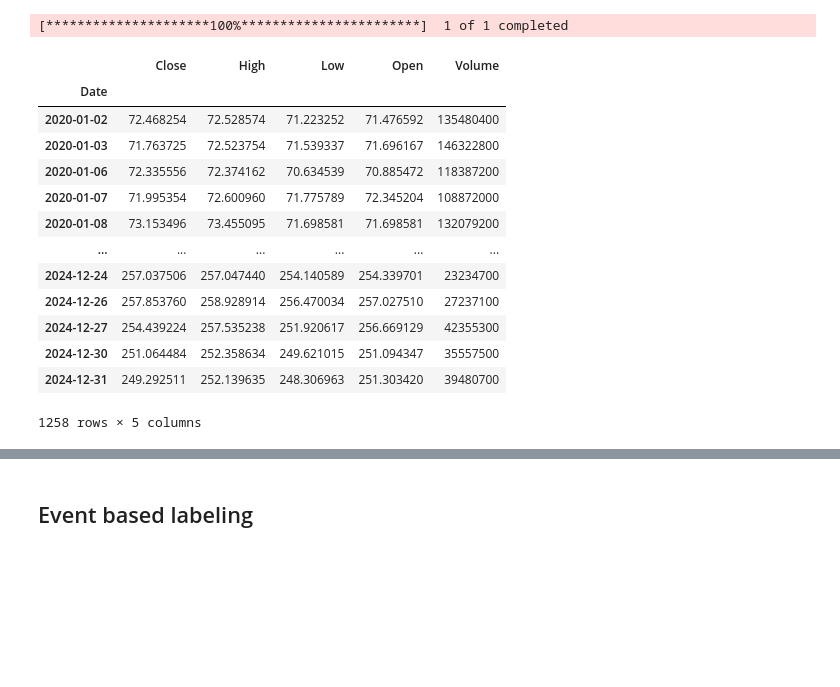
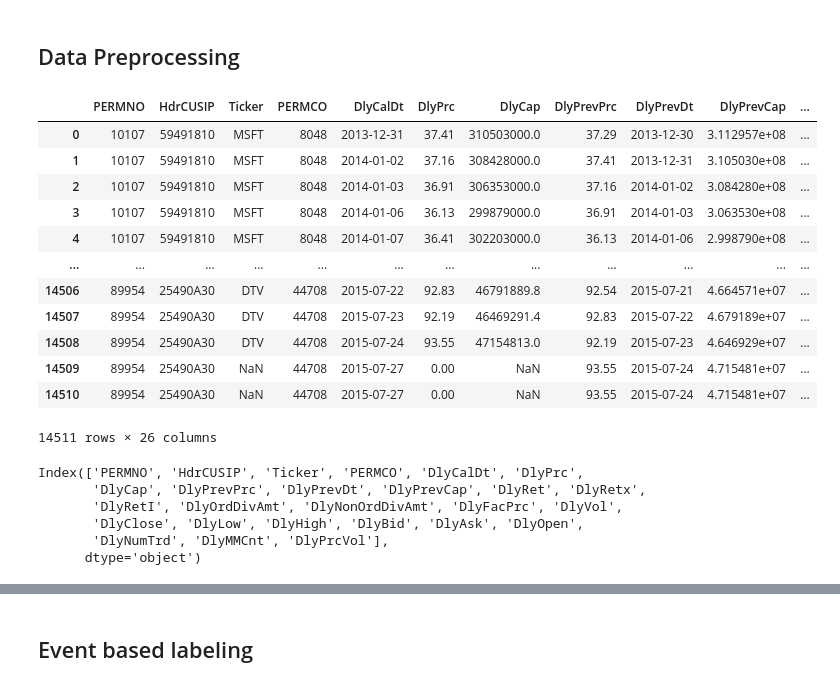
Before and after one commit to qi-jun1/ML_Finance, a Jupyter notebook: event_labeling.ipynb, the cells around one changed output, grey strips where cells are left out. Saved outputs shown, nothing was run; the diff lists cells and outputs as text; code cells hidden in the pictures; blank space fills up the shorter version.

Commit message:
data preprocessing and feature creation pipeline

```diff
--- a/event_labeling.ipynb
+++ b/event_labeling.ipynb
@@ -3,9 +3,3 @@ import numpy as np
 import pandas as pd
 import yfinance as yf
 from typing import  List
-# %%
-# Download Data
-
-apple = yf.download("AAPL", start="2020-01-01", end="2025-01-01")
-# %% [output]
-[*********************100%***********************]  1 of 1 completed
@@ -14,17 +6,29 @@ apple.columns = ["Close", "High", "Low", "Open", "Volume"]
-# %%
-apple
-# %% [output]
-|  | Close | High | Low | Open | Volume |
-| Date |  |  |  |  |  |
-| 2020-01-02 | 72.468254 | 72.528574 | 71.223252 | 71.476592 | 135480400 |
-| 2020-01-03 | 71.763725 | 72.523754 | 71.539337 | 71.696167 | 146322800 |
-| 2020-01-06 | 72.335556 | 72.374162 | 70.634539 | 70.885472 | 118387200 |
-| 2020-01-07 | 71.995354 | 72.600960 | 71.775789 | 72.345204 | 108872000 |
-| 2020-01-08 | 73.153496 | 73.455095 | 71.698581 | 71.698581 | 132079200 |
-| ... | ... | ... | ... | ... | ... |
-| 2024-12-24 | 257.037506 | 257.047440 | 254.140589 | 254.339701 | 23234700 |
-| 2024-12-26 | 257.853760 | 258.928914 | 256.470034 | 257.027510 | 27237100 |
-| 2024-12-27 | 254.439224 | 257.535238 | 251.920617 | 256.669129 | 42355300 |
-| 2024-12-30 | 251.064484 | 252.358634 | 249.621015 | 251.094347 | 35557500 |
-| 2024-12-31 | 249.292511 | 252.139635 | 248.306963 | 251.303420 | 39480700 |
-1258 rows × 5 columns
+# %% [markdown]
+## Data Preprocessing
+# %%
+stocks = pd.read_csv("./Data/stocks.csv")
+# %%
+stocks
+# %% [output]
+|  | PERMNO | HdrCUSIP | Ticker | PERMCO | DlyCalDt | DlyPrc | DlyCap | DlyPrevPrc | DlyPrevDt | DlyPrevCap | ... |
+| 0 | 10107 | 59491810 | MSFT | 8048 | 2013-12-31 | 37.41 | 310503000.0 | 37.29 | 2013-12-30 | 3.112957e+08 | ... |
+| 1 | 10107 | 59491810 | MSFT | 8048 | 2014-01-02 | 37.16 | 308428000.0 | 37.41 | 2013-12-31 | 3.105030e+08 | ... |
+| 2 | 10107 | 59491810 | MSFT | 8048 | 2014-01-03 | 36.91 | 306353000.0 | 37.16 | 2014-01-02 | 3.084280e+08 | ... |
+| 3 | 10107 | 59491810 | MSFT | 8048 | 2014-01-06 | 36.13 | 299879000.0 | 36.91 | 2014-01-03 | 3.063530e+08 | ... |
+| 4 | 10107 | 59491810 | MSFT | 8048 | 2014-01-07 | 36.41 | 302203000.0 | 36.13 | 2014-01-06 | 2.998790e+08 | ... |
+| ... | ... | ... | ... | ... | ... | ... | ... | ... | ... | ... | ... |
+| 14506 | 89954 | 25490A30 | DTV | 44708 | 2015-07-22 | 92.83 | 46791889.8 | 92.54 | 2015-07-21 | 4.664571e+07 | ... |
+| 14507 | 89954 | 25490A30 | DTV | 44708 | 2015-07-23 | 92.19 | 46469291.4 | 92.83 | 2015-07-22 | 4.679189e+07 | ... |
+| 14508 | 89954 | 25490A30 | DTV | 44708 | 2015-07-24 | 93.55 | 47154813.0 | 92.19 | 2015-07-23 | 4.646929e+07 | ... |
+| 14509 | 89954 | 25490A30 | NaN | 44708 | 2015-07-27 | 0.00 | NaN | 93.55 | 2015-07-24 | 4.715481e+07 | ... |
+| 14510 | 89954 | 25490A30 | NaN | 44708 | 2015-07-27 | 0.00 | NaN | 93.55 | 2015-07-24 | 4.715481e+07 | ... |
+14511 rows × 26 columns
+# %%
+stocks.columns
+# %% [output]
+Index(['PERMNO', 'HdrCUSIP', 'Ticker', 'PERMCO', 'DlyCalDt', 'DlyPrc',
+       'DlyCap', 'DlyPrevPrc', 'DlyPrevDt', 'DlyPrevCap', 'DlyRet', 'DlyRetx',
+       'DlyRetI', 'DlyOrdDivAmt', 'DlyNonOrdDivAmt', 'DlyFacPrc', 'DlyVol',
+       'DlyClose', 'DlyLow', 'DlyHigh', 'DlyBid', 'DlyAsk', 'DlyOpen',
+       'DlyNumTrd', 'DlyMMCnt', 'DlyPrcVol'],
+      dtype='object')
```
Also changed, not shown: parts of 25 cells of this notebook, 1 other file.
